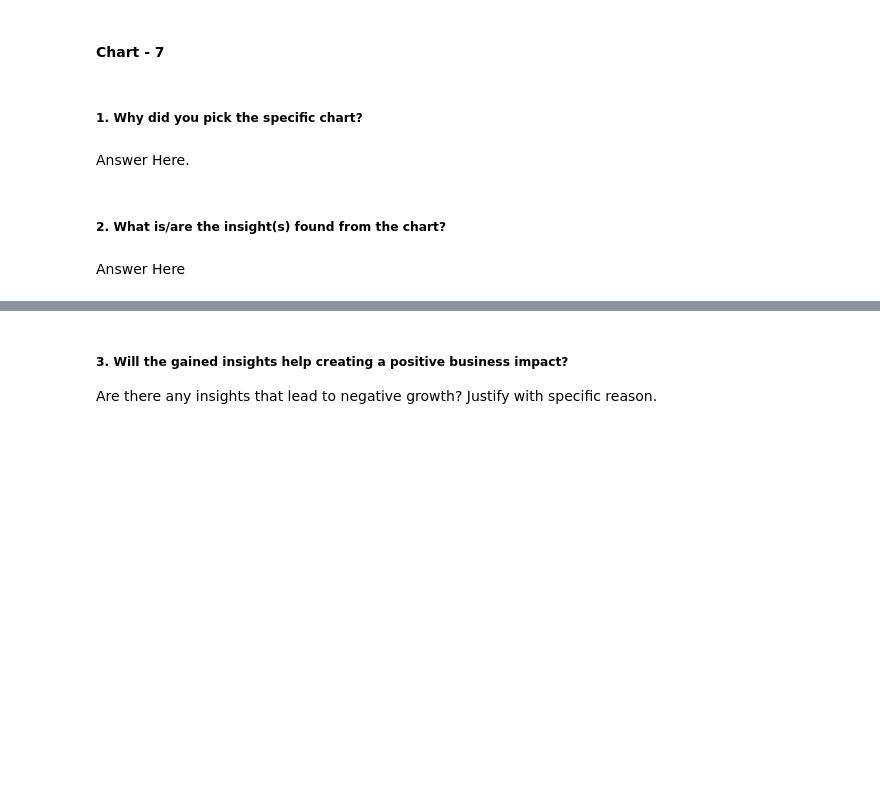
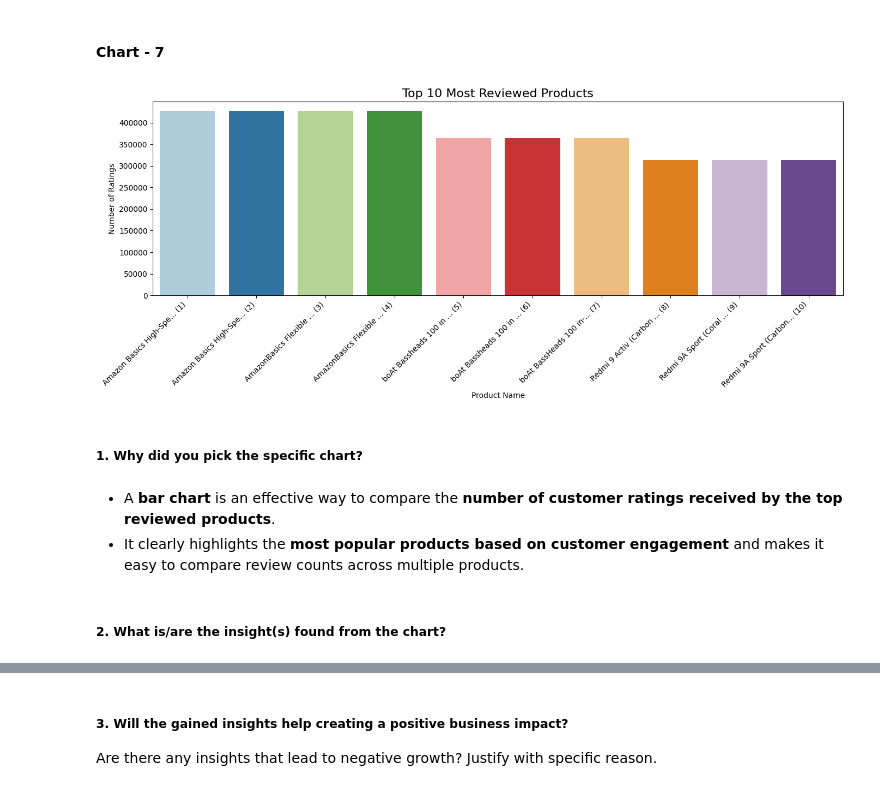
Before and after one commit to Sneha8126/ML---Unsupervised-Learning-Project, a Jupyter notebook: Sneha_copy_of_Sample_ML_Submission_Clustering_Template.ipynb, the cells around one changed output, grey strips where cells are left out. Drawn from its saved outputs; the diff is of its cells as text; code cells hidden in the pictures; blank space fills up the shorter version.

Commit message:
Added Chart-7

```diff
--- a/Sneha_copy_of_Sample_ML_Submission_Clustering_Template.ipynb
+++ b/Sneha_copy_of_Sample_ML_Submission_Clustering_Template.ipynb
@@ -682,8 +680,38 @@ Are there any insights that lead to negative growth? Justify with specific reaso
+# %%
+# Chart - 7 visualization code
+
+# Top 10 most reviewed products
+top_reviewed = df.sort_values(by='rating_count', ascending=False).head(10).copy()
+
+# Create unique labels
+top_reviewed['short_name'] = [
+    f"{name[:22]}... ({i+1})"
+    for i, name in enumerate(top_reviewed['product_name'])
+]
+
+plt.figure(figsize=(14,6))
+
+sns.barplot(
+    data=top_reviewed,
+    x='short_name',
+    y='rating_count',
+    palette='Paired'
+)
+
+plt.title('Top 10 Most Reviewed Products', fontsize=16)
+plt.xlabel('Product Name')
+plt.ylabel('Number of Ratings')
+
+plt.xticks(rotation=45, ha='right')
+
+plt.tight_layout()
+plt.show()
+# %% [output]
+[figure, added]
 # %% [markdown]
 ##### 1. Why did you pick the specific chart?
-# %% [markdown]
-Answer Here.
+# %% [markdown]
+* A **bar chart** is an effective way to compare the **number of customer ratings received by the top reviewed products**.
+* It clearly highlights the **most popular products based on customer engagement** and makes it easy to compare review counts across multiple products.
 # %% [markdown]
 ##### 2. What is/are the insight(s) found from the chart?
-# %% [markdown]
-Answer Here
```
Also changed, not shown: parts of 4 cells of this notebook.
